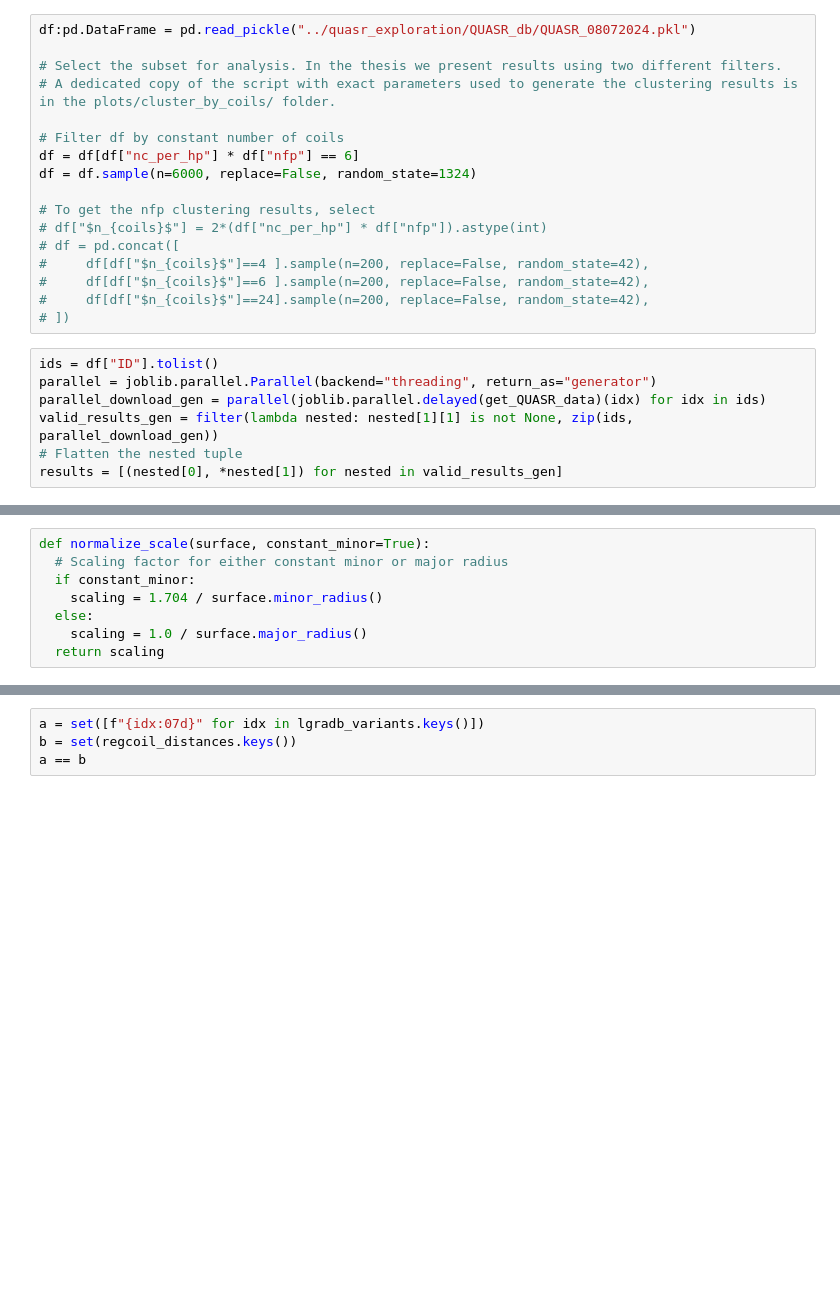
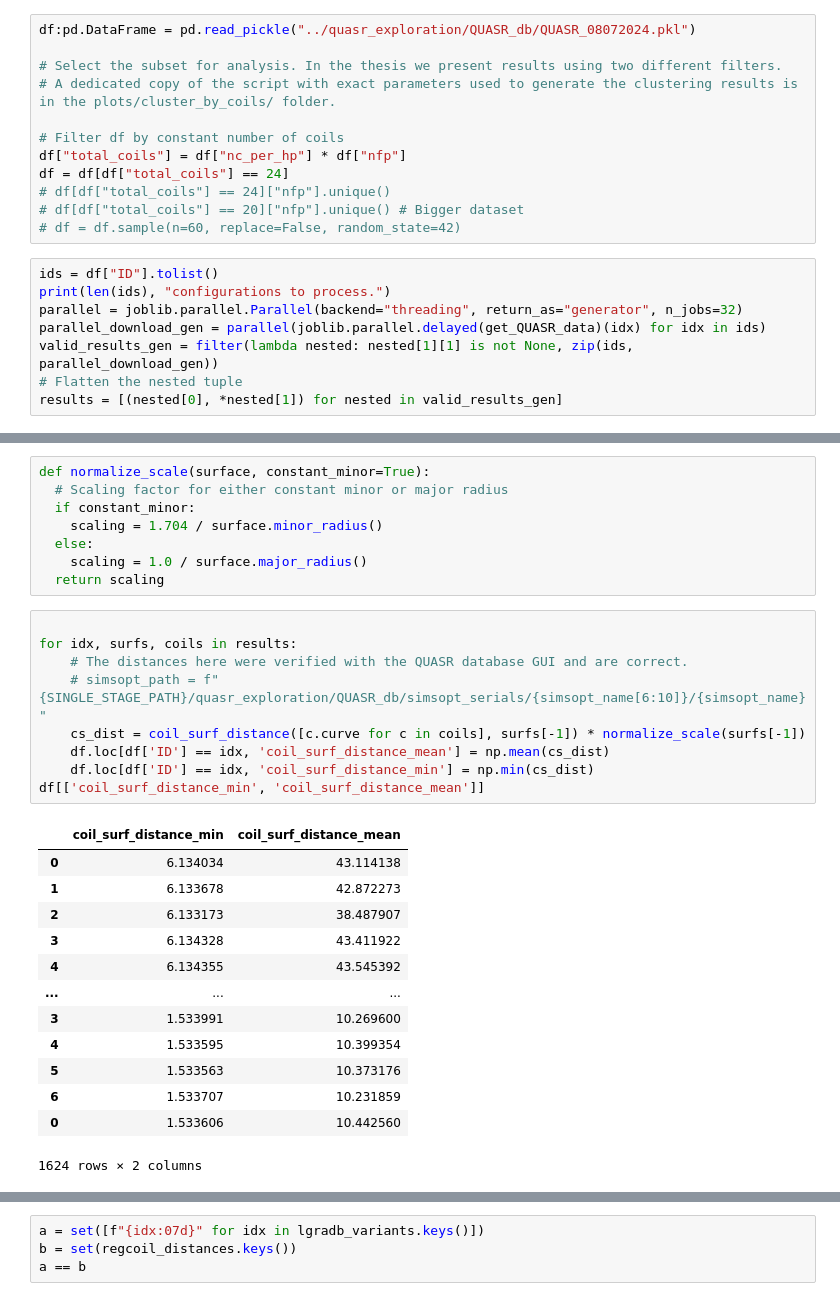
Before and after one commit to missing-user/master-thesis, a Jupyter notebook: lgradb_quasr_analysis/lgradb_on_quasr_kappel.ipynb, the cells around one changed output, grey strips where cells are left out. Drawn from its saved outputs; the diff is of its cells as text; blank space fills up the shorter version.

Commit message:
Only lgradb vs coil distance, all in one dataframe, 24 coils

```diff
--- a/lgradb_quasr_analysis/lgradb_on_quasr_kappel.ipynb
+++ b/lgradb_quasr_analysis/lgradb_on_quasr_kappel.ipynb
@@ -80,19 +80,15 @@ df:pd.DataFrame = pd.read_pickle("../quasr_exploration/QUASR_db/QUASR_08072024.p
 # A dedicated copy of the script with exact parameters used to generate the clustering results is in the plots/cluster_by_coils/ folder.
 
 # Filter df by constant number of coils
-df = df[df["nc_per_hp"] * df["nfp"] == 6]
-df = df.sample(n=6000, replace=False, random_state=1324)
-
-# To get the nfp clustering results, select
-# df["$n_{coils}$"] = 2*(df["nc_per_hp"] * df["nfp"]).astype(int)
-# df = pd.concat([
-#     df[df["$n_{coils}$"]==4 ].sample(n=200, replace=False, random_state=42),
-#     df[df["$n_{coils}$"]==6 ].sample(n=200, replace=False, random_state=42),
-#     df[df["$n_{coils}$"]==24].sample(n=200, replace=False, random_state=42),
-# ])
+df["total_coils"] = df["nc_per_hp"] * df["nfp"]
+df = df[df["total_coils"] == 24]
+# df[df["total_coils"] == 24]["nfp"].unique()
+# df[df["total_coils"] == 20]["nfp"].unique() # Bigger dataset
+# df = df.sample(n=60, replace=False, random_state=42)
 # %%
 ids = df["ID"].tolist()
-parallel = joblib.parallel.Parallel(backend="threading", return_as="generator")
+print(len(ids), "configurations to process.")
+parallel = joblib.parallel.Parallel(backend="threading", return_as="generator", n_jobs=32)
 parallel_download_gen = parallel(joblib.parallel.delayed(get_QUASR_data)(idx) for idx in ids)
 valid_results_gen = filter(lambda nested: nested[1][1] is not None, zip(ids, parallel_download_gen))
 # Flatten the nested tuple
@@ -105,3 +119,26 @@ def normalize_scale(surface, constant_minor=True):
   else:
     scaling = 1.0 / surface.major_radius()
   return scaling
+# %%
+
+for idx, surfs, coils in results:
+    # The distances here were verified with the QUASR database GUI and are correct.
+    # simsopt_path = f"{SINGLE_STAGE_PATH}/quasr_exploration/QUASR_db/simsopt_serials/{simsopt_name[6:10]}/{simsopt_name}"
+    cs_dist = coil_surf_distance([c.curve for c in coils], surfs[-1]) * normalize_scale(surfs[-1])
+    df.loc[df['ID'] == idx, 'coil_surf_distance_mean'] = np.mean(cs_dist)
+    df.loc[df['ID'] == idx, 'coil_surf_distance_min'] = np.min(cs_dist)
+df[['coil_surf_distance_min', 'coil_surf_distance_mean']]
+# %% [output]
+|  | coil_surf_distance_min | coil_surf_distance_mean |
+| 0 | 6.134034 | 43.114138 |
+| 1 | 6.133678 | 42.872273 |
+| 2 | 6.133173 | 38.487907 |
+| 3 | 6.134328 | 43.411922 |
+| 4 | 6.134355 | 43.545392 |
+| ... | ... | ... |
+| 3 | 1.533991 | 10.269600 |
+| 4 | 1.533595 | 10.399354 |
+| 5 | 1.533563 | 10.373176 |
+| 6 | 1.533707 | 10.231859 |
+| 0 | 1.533606 | 10.442560 |
+1624 rows × 2 columns
```
Also changed, not shown: parts of 9 cells of this notebook.
